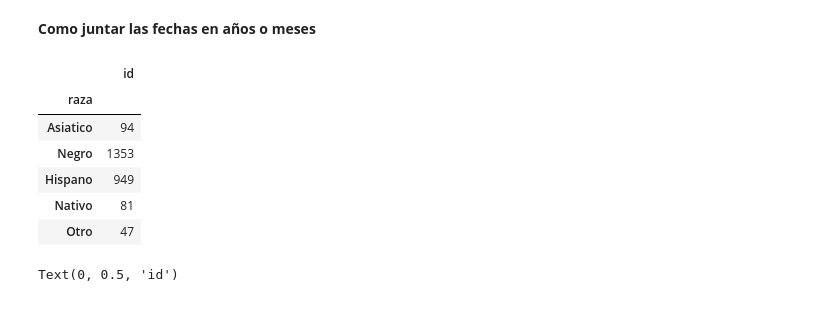
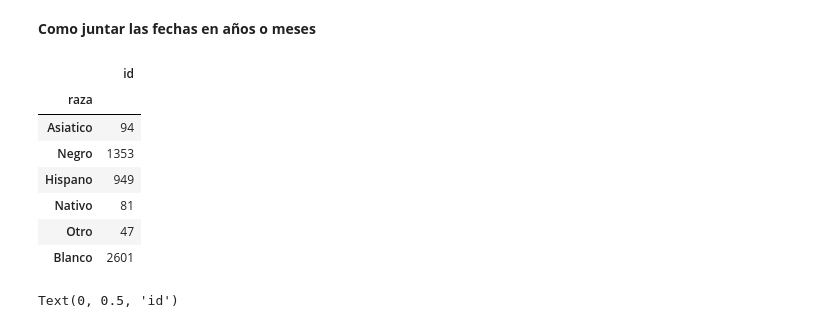
Before and after one commit to dafon1986/Elecciones, a Jupyter notebook: Muertes_Policiales_v1.ipynb, the cells around one changed output. Saved outputs shown, nothing was run; the diff lists cells and outputs as text; code cells hidden in the pictures.

```diff
--- a/Muertes_Policiales_v1.ipynb
+++ b/Muertes_Policiales_v1.ipynb
@@ -117,4 +117,4 @@ df
 # %% [markdown]
 Renombramos la raza
 # %%
-df.rename(index={'A':'Asiatico','B':'Negro','H':'Hispano','N':'Nativo','O':'Otros','W':'Blanco'}, inplace=True)
+df.replace({'A':'Asiatico','B':'Negro','H':'Hispano','N':'Nativo','O':'Otros','W':'Blanco'}, inplace=True)
@@ -136,15 +152,16 @@ shoot_x_raza = df.pivot_table(
 # %%
 shoot_x_raza.rename(index={'A':'Asiatico','B':'Negro','H':'Hispano','N':'Nativo','O':'Otro','W':'Blanco'}, inplace=True)
 # %%
-shoot_x_raza.head()
+shoot_x_raza
 # %% [output]
 |  | id |
 | raza |  |
 | Asiatico | 94 |
 | Negro | 1353 |
 | Hispano | 949 |
 | Nativo | 81 |
 | Otro | 47 |
+| Blanco | 2601 |
 # %%
 ax = shoot_x_raza.plot(kind='bar',
        title='Asesinatos por raza')
```
Also changed, not shown: parts of 19 cells of this notebook.
